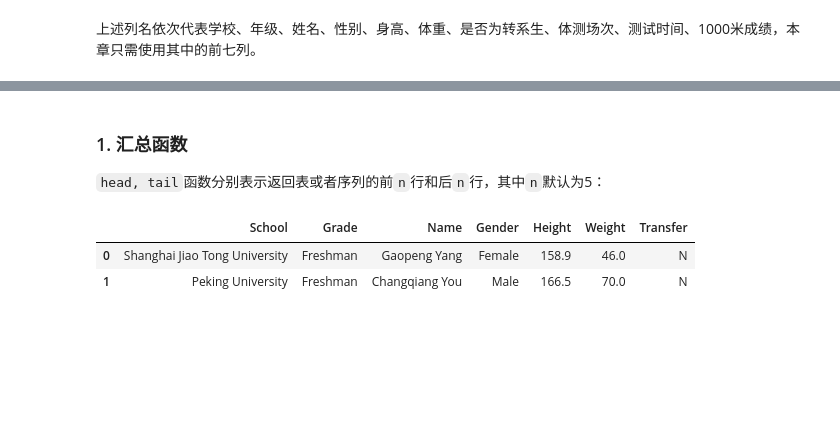
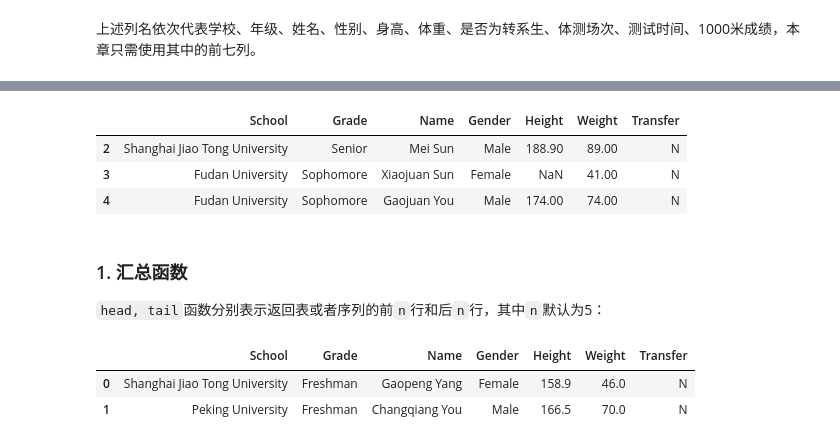
Before and after one commit to vcfriend/python-demo, a Jupyter notebook: pandas/joyful-pandas/notebook/第二章 pandas基础.ipynb, the cells around one changed output, grey strips where cells are left out. Cells and saved outputs as stored; diff of their text form; code cells hidden in the pictures; blank space fills up the shorter version.

```diff
--- a/pandas/joyful-pandas/notebook/第二章 pandas基础.ipynb
+++ b/pandas/joyful-pandas/notebook/第二章 pandas基础.ipynb
@@ -319,3 +385,10 @@ df = df[df.columns[:7]]
+# %%
+df[2:5]
+# %% [output]
+|  | School | Grade | Name | Gender | Height | Weight | Transfer |
+| 2 | Shanghai Jiao Tong University | Senior | Mei Sun | Male | 188.90 | 89.00 | N |
+| 3 | Fudan University | Sophomore | Xiaojuan Sun | Female | NaN | 41.00 | N |
+| 4 | Fudan University | Sophomore | Gaojuan You | Male | 174.00 | 74.00 | N |
 # %% [markdown]
 ### 1. 汇总函数
 `head, tail`函数分别表示返回表或者序列的前`n`行和后`n`行，其中`n`默认为5：
```
Also changed, not shown: parts of 41 cells of this notebook, 11 other files.
